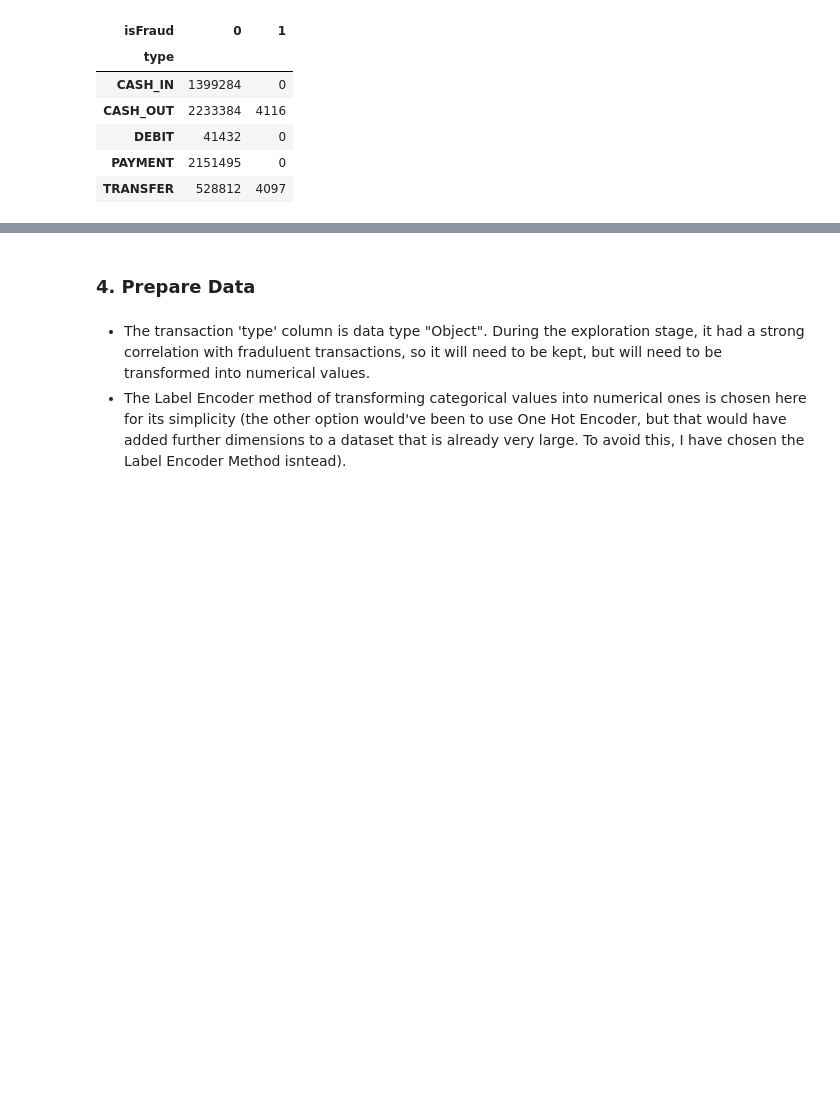
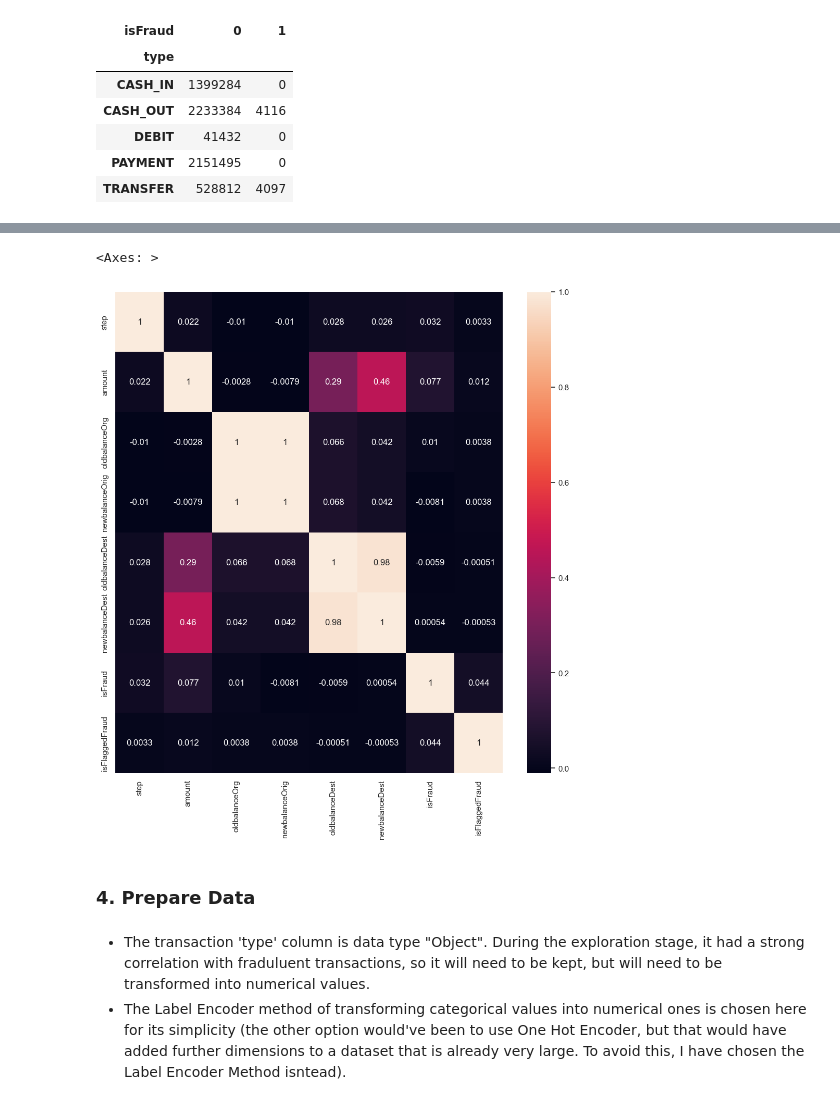
Before and after one commit to sbeaugrand-dev/Assignments, a Jupyter notebook: Assignment_9_Fraud.ipynb, the cells around one changed output, grey strips where cells are left out. Saved outputs shown, nothing was run; the diff lists cells and outputs as text; code cells hidden in the pictures; blank space fills up the shorter version.

```diff
--- a/Assignment_9_Fraud.ipynb
+++ b/Assignment_9_Fraud.ipynb
@@ -184,0 +196,4 @@ figure.show()
+# %%
+# Create heatmap to check for correlations
+correlation_1 = data.corr(method='pearson', min_periods=1, numeric_only=True)
+correlation_1
@@ -185,3 +210,10 @@ figure.show()
+# %%
+# Visulaisating correlation by plotting heat map in seaborn
+plt.figure(figsize=(12, 12))
+sns.heatmap(correlation_1, annot=True)
+# %% [output]
+<Axes: >
+[figure, added]
 # %% [markdown]
 ### 4. Prepare Data
 # %% [markdown]
```
Also changed, not shown: parts of 11 cells of this notebook.
